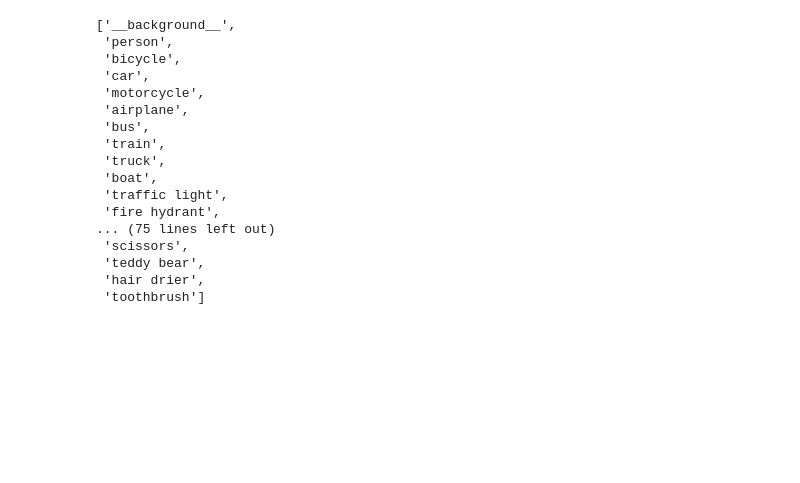
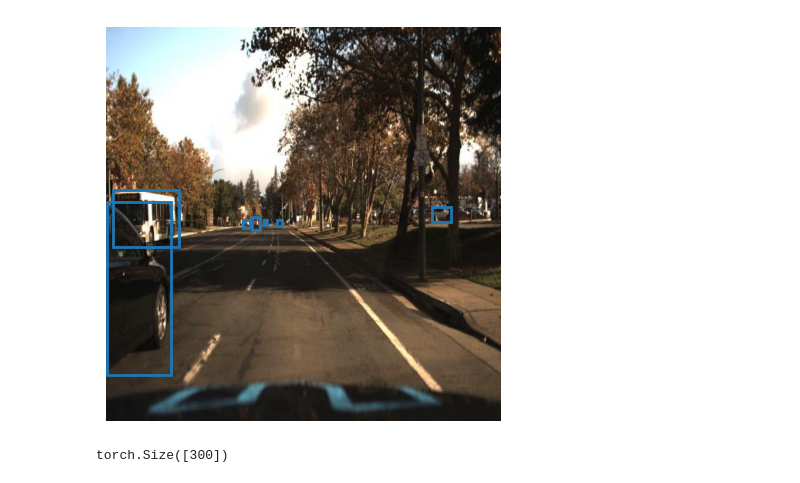
Before and after one commit to ElliotBlackstone/automotive-ssd-object-detection, a Jupyter notebook: SSD_test.ipynb, the cells around one changed output. Drawn from its saved outputs; the diff is of its cells as text; code cells hidden in the pictures; blank space fills up the shorter version.

```diff
--- a/SSD_test.ipynb
+++ b/SSD_test.ipynb
@@ -76,20 +129,10 @@ draw(img, boxes_orig, names, scores)
+# %%
+train_data.show_with_box(17)
+# %% [output]
+[figure, added]
 # %%
-categories
+test = model(batch)
-# %% [output]
-['__background__',
- 'person',
- 'bicycle',
- 'car',
- 'motorcycle',
- 'airplane',
- 'bus',
- 'train',
- 'truck',
- 'boat',
- 'traffic light',
- 'fire hydrant',
-... (75 lines left out)
- 'scissors',
- 'teddy bear',
- 'hair drier',
- 'toothbrush']
+# %%
+test[0]['labels'].shape
+# %% [output]
+torch.Size([300])
```
Also changed, not shown: parts of 10 cells of this notebook, 2 other files.
